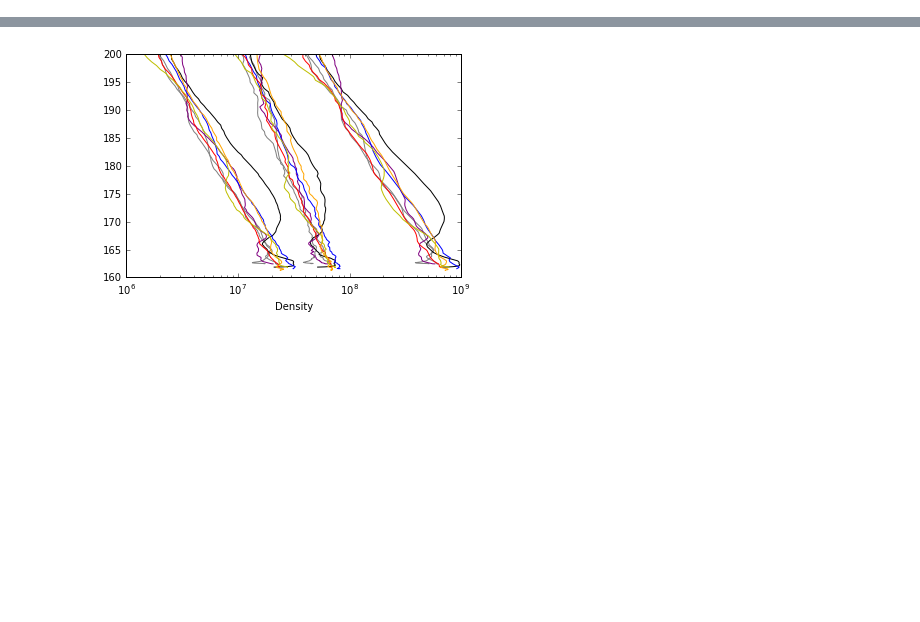
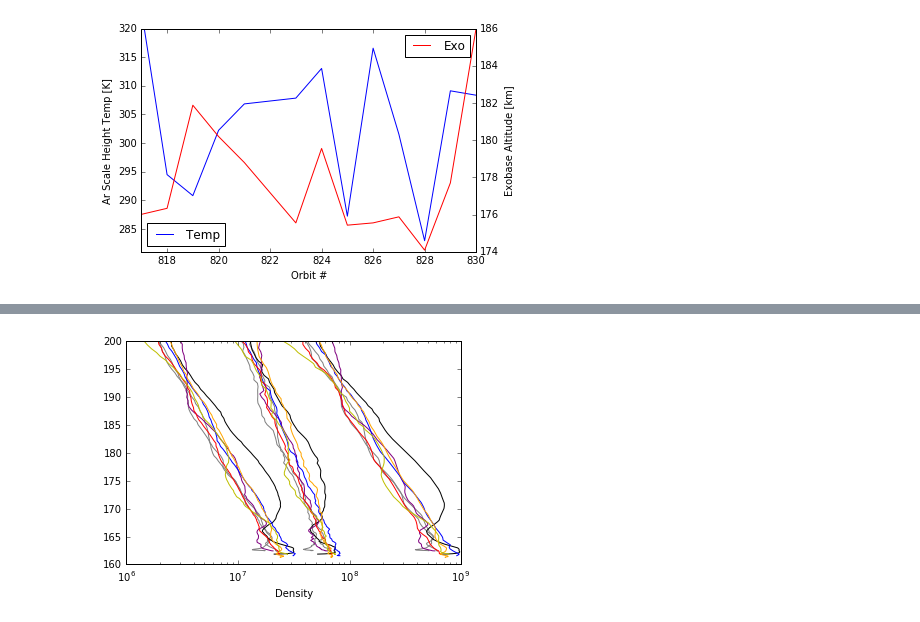
Before and after one commit to marek-slipski/NGIMS-hp, a Jupyter notebook: notebooks/cfcme.ipynb, the cells around one changed output, grey strips where cells are left out. Cells and saved outputs as stored; diff of their text form; code cells hidden in the pictures; blank space fills up the shorter version.

```diff
--- a/notebooks/cfcme.ipynb
+++ b/notebooks/cfcme.ipynb
@@ -47,0 +188,17 @@ plt.show()
+# %%
+plt.figure()
+plt.plot(orbT['orbit'],orbT['temp'],label='Temp')
+plt.legend(loc=3)
+plt.xlabel('Orbit #')
+plt.ylabel('Ar Scale Height Temp [K]')
+plt.ylim(281,320)
+plt.twinx()
+plt.plot(exo['orbit'],exo['alts'],'r',label='Exo')
+plt.ylabel('Exobase Altitude [km]')
+plt.ylim(174,186)
+plt.xlim(817,830)
+plt.legend()
+#plt.savefig('../cme_exo_temp.png',dpi=300)
+plt.show()
+# %% [output]
+[figure, added]
```
Also changed, not shown: parts of 17 cells of this notebook, 4 other files.
